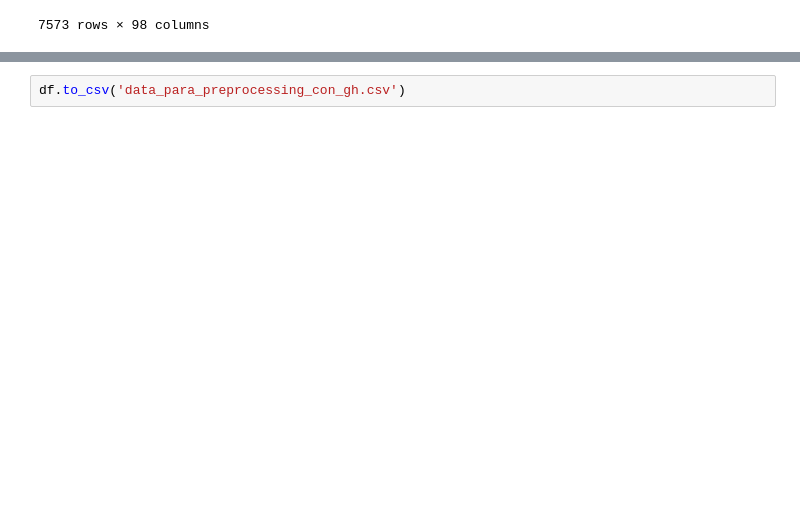
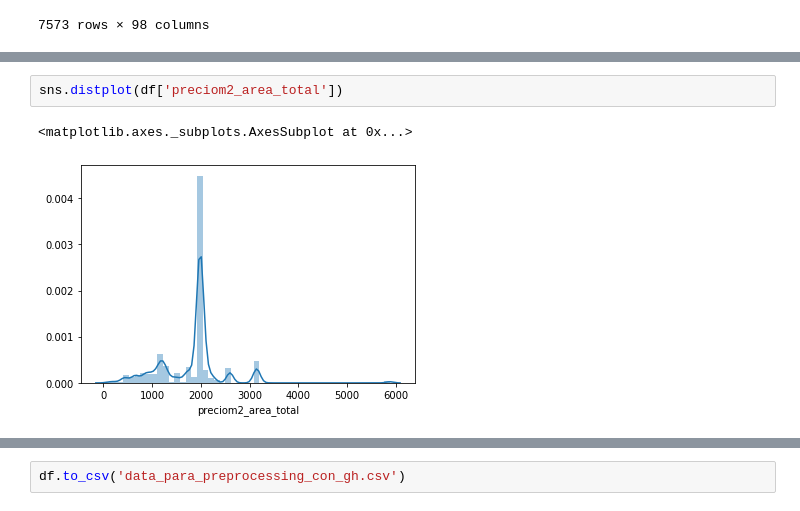
Before and after one commit to PBenavides/Automated-Valuation-Model-Lima, a Jupyter notebook: Data Analysis/Analisis_casas_pt_03.ipynb, the cells around one changed output, grey strips where cells are left out. Saved outputs shown, nothing was run; the diff lists cells and outputs as text; blank space fills up the shorter version.

```diff
--- a/Data Analysis/Analisis_casas_pt_03.ipynb
+++ b/Data Analysis/Analisis_casas_pt_03.ipynb
@@ -120,0 +154,5 @@ W2 = (Corr(Area_constr|Precio)/(Corr(Area_total|Precio)+Corr(Area_constr|Precio)
+# %%
+sns.distplot(df['preciom2_area_total'])
+# %% [output]
+<matplotlib.axes._subplots.AxesSubplot at 0x...>
+[figure, added]
```
Also changed, not shown: parts of 19 cells of this notebook, 1 other file.
